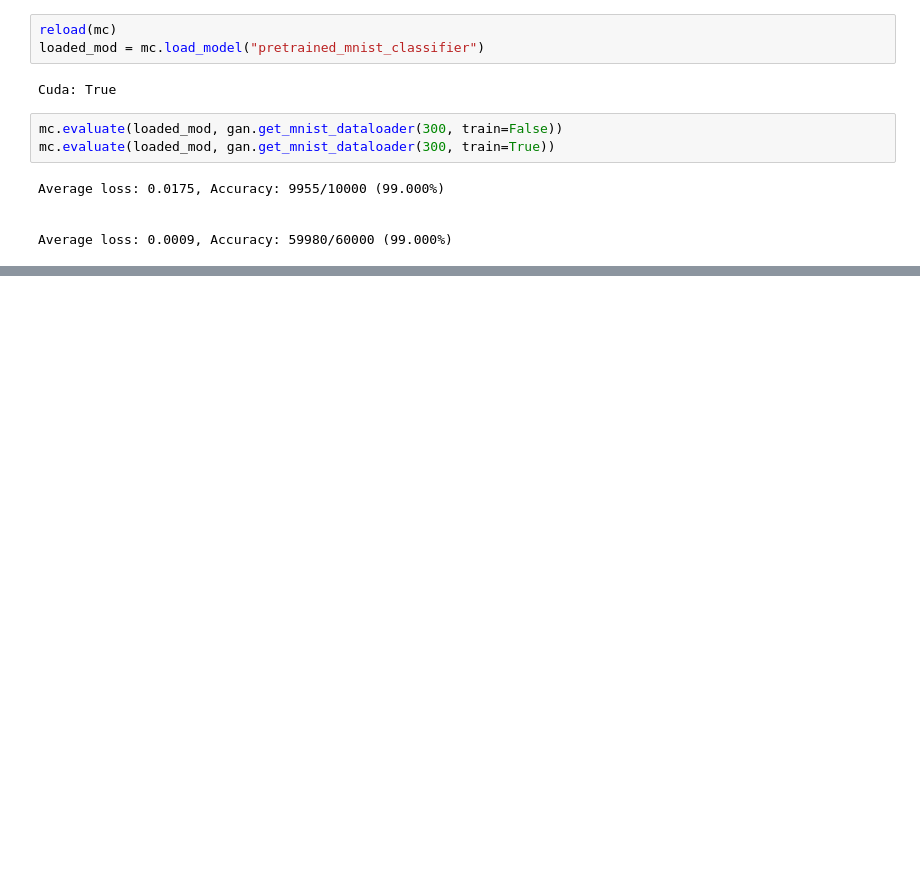
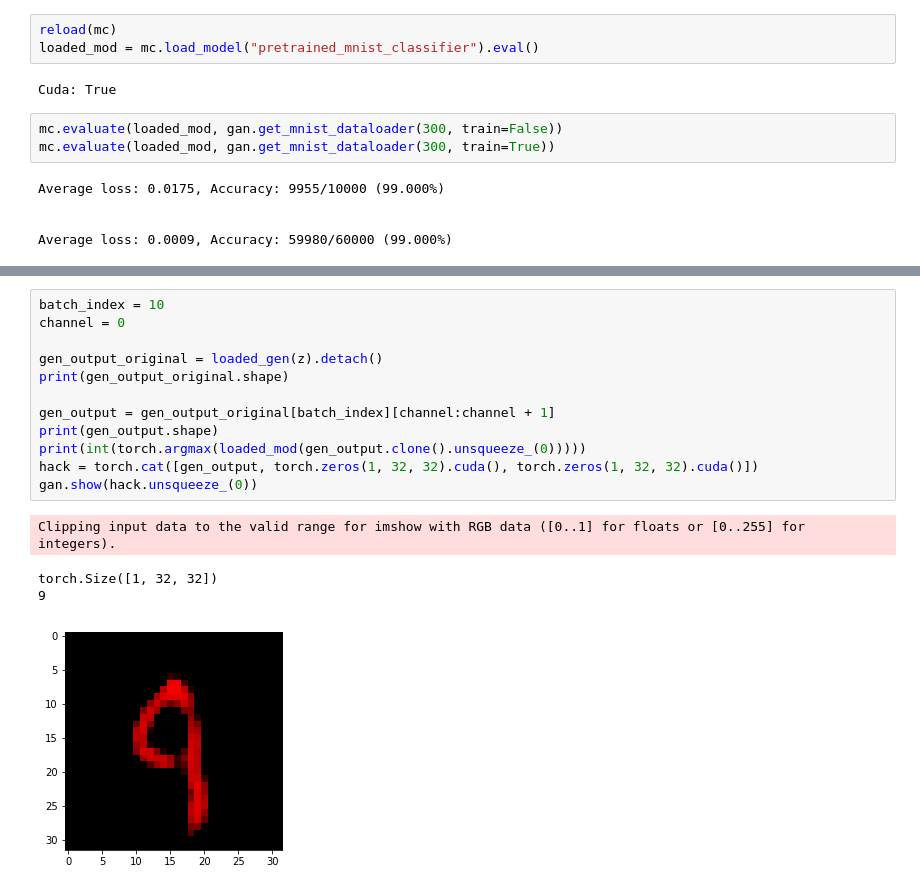
Before and after one commit to narenmanoj/summer-2018-sandbox, a Jupyter notebook: experiments/mnist_stacked/train_mnist_classifier.ipynb, the cells around one changed output, grey strips where cells are left out. Saved outputs shown, nothing was run; the diff lists cells and outputs as text; blank space fills up the shorter version.

```diff
--- a/experiments/mnist_stacked/train_mnist_classifier.ipynb
+++ b/experiments/mnist_stacked/train_mnist_classifier.ipynb
@@ -54,7 +40,7 @@ Average loss: 0.0175, Accuracy: 9955/10000 (99.000%)
 torch.save(model.state_dict(), "pretrained_mnist_classifier")
 # %%
 reload(mc)
-loaded_mod = mc.load_model("pretrained_mnist_classifier")
+loaded_mod = mc.load_model("pretrained_mnist_classifier").eval()
 # %% [output]
 Cuda: True
 # %%
@@ -67,0 +83,17 @@ Average loss: 0.0009, Accuracy: 59980/60000 (99.000%)
+# %%
+batch_index = 10
+channel = 0
+
+gen_output_original = loaded_gen(z).detach()
+print(gen_output_original.shape)
+
+gen_output = gen_output_original[batch_index][channel:channel + 1]
+print(gen_output.shape)
+print(int(torch.argmax(loaded_mod(gen_output.clone().unsqueeze_(0)))))
+hack = torch.cat([gen_output, torch.zeros(1, 32, 32).cuda(), torch.zeros(1, 32, 32).cuda()])
+gan.show(hack.unsqueeze_(0))
+# %% [output]
+Clipping input data to the valid range for imshow with RGB data ([0..1] for floats or [0..255] for integers).
+torch.Size([1, 32, 32])
+9
+[figure, added]
```
Also changed, not shown: parts of 4 cells of this notebook, 3 other files.
